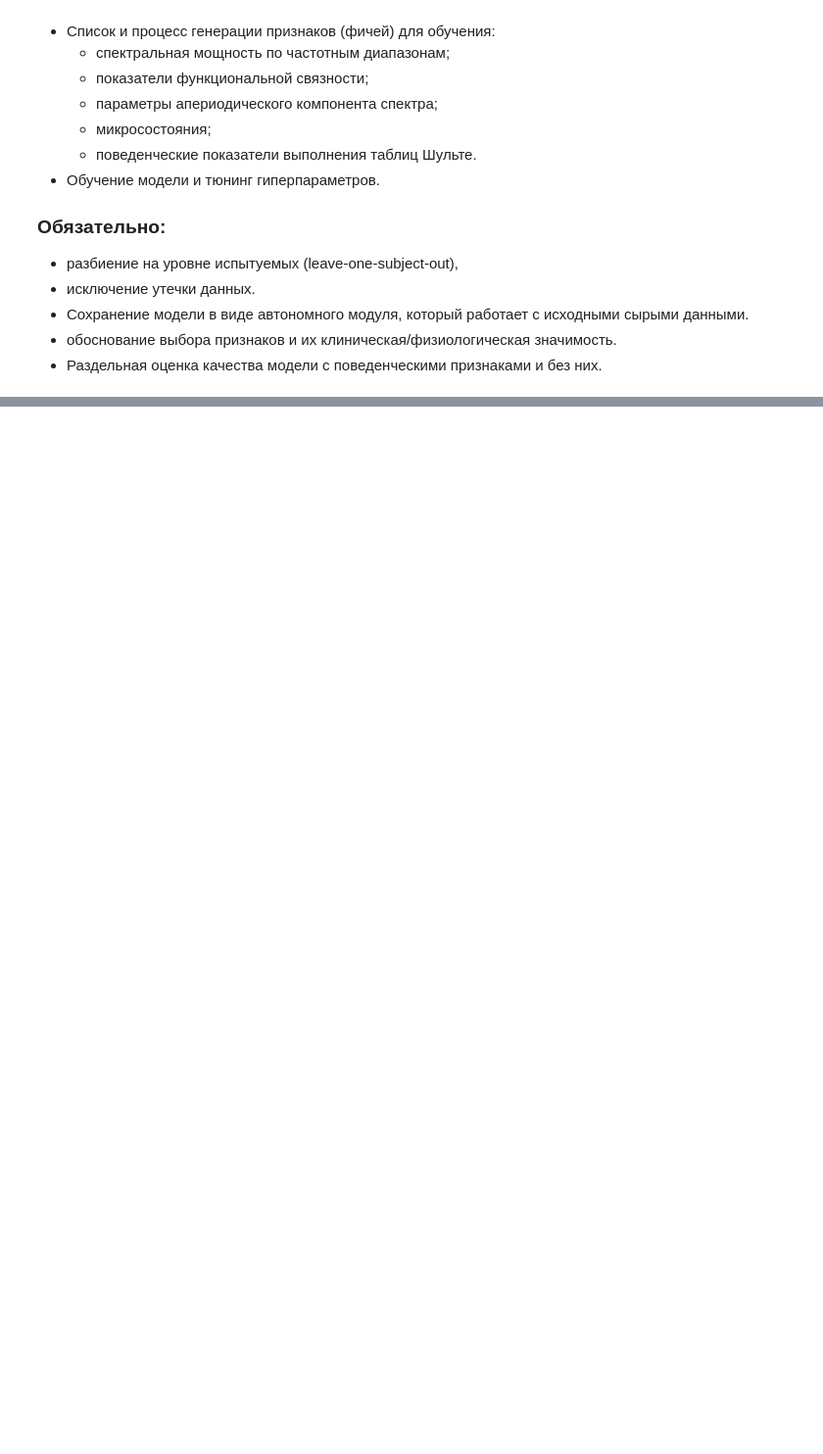
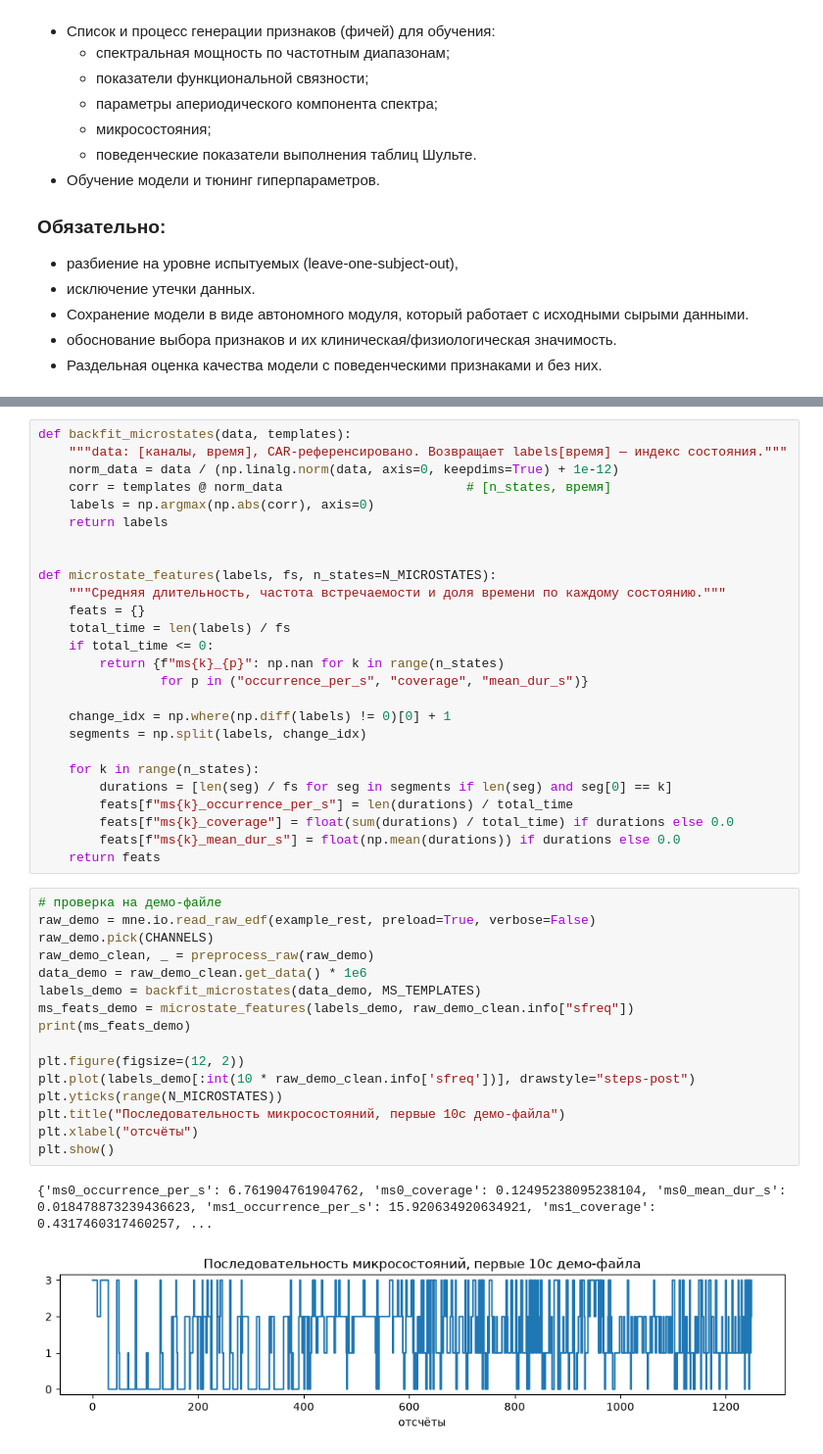
Before and after one commit to steministka/atacheskaya-panika, a Jupyter notebook: assets/2-preprocessing.ipynb, the cells around one changed output, grey strips where cells are left out. Shown at 98% size. Cells and saved outputs as stored; diff of their text form; blank space fills up the shorter version.

```diff
--- a/assets/2-preprocessing.ipynb
+++ b/assets/2-preprocessing.ipynb
@@ -20,0 +668,45 @@
+# %%
+def backfit_microstates(data, templates):
+    """data: [каналы, время], CAR-референсировано. Возвращает labels[время] — индекс состояния."""
+    norm_data = data / (np.linalg.norm(data, axis=0, keepdims=True) + 1e-12)
+    corr = templates @ norm_data                        # [n_states, время]
+    labels = np.argmax(np.abs(corr), axis=0)
+    return labels
+
+
+def microstate_features(labels, fs, n_states=N_MICROSTATES):
+    """Средняя длительность, частота встречаемости и доля времени по каждому состоянию."""
+    feats = {}
+    total_time = len(labels) / fs
+    if total_time <= 0:
+        return {f"ms{k}_{p}": np.nan for k in range(n_states)
+                for p in ("occurrence_per_s", "coverage", "mean_dur_s")}
+
+    change_idx = np.where(np.diff(labels) != 0)[0] + 1
+    segments = np.split(labels, change_idx)
+
+    for k in range(n_states):
+        durations = [len(seg) / fs for seg in segments if len(seg) and seg[0] == k]
+        feats[f"ms{k}_occurrence_per_s"] = len(durations) / total_time
+        feats[f"ms{k}_coverage"] = float(sum(durations) / total_time) if durations else 0.0
+        feats[f"ms{k}_mean_dur_s"] = float(np.mean(durations)) if durations else 0.0
+    return feats
+# %%
+# проверка на демо-файле
+raw_demo = mne.io.read_raw_edf(example_rest, preload=True, verbose=False)
+raw_demo.pick(CHANNELS)
+raw_demo_clean, _ = preprocess_raw(raw_demo)
+data_demo = raw_demo_clean.get_data() * 1e6
+labels_demo = backfit_microstates(data_demo, MS_TEMPLATES)
+ms_feats_demo = microstate_features(labels_demo, raw_demo_clean.info["sfreq"])
+print(ms_feats_demo)
+
+plt.figure(figsize=(12, 2))
+plt.plot(labels_demo[:int(10 * raw_demo_clean.info['sfreq'])], drawstyle="steps-post")
+plt.yticks(range(N_MICROSTATES))
+plt.title("Последовательность микросостояний, первые 10с демо-файла")
+plt.xlabel("отсчёты")
+plt.show()
+# %% [output]
+{'ms0_occurrence_per_s': 6.761904761904762, 'ms0_coverage': 0.12495238095238104, 'ms0_mean_dur_s': 0.018478873239436623, 'ms1_occurrence_per_s': 15.920634920634921, 'ms1_coverage': 0.4317460317460257, ...
+[figure, added]
```
Also changed, not shown: parts of 72 cells of this notebook, 2 other files.
